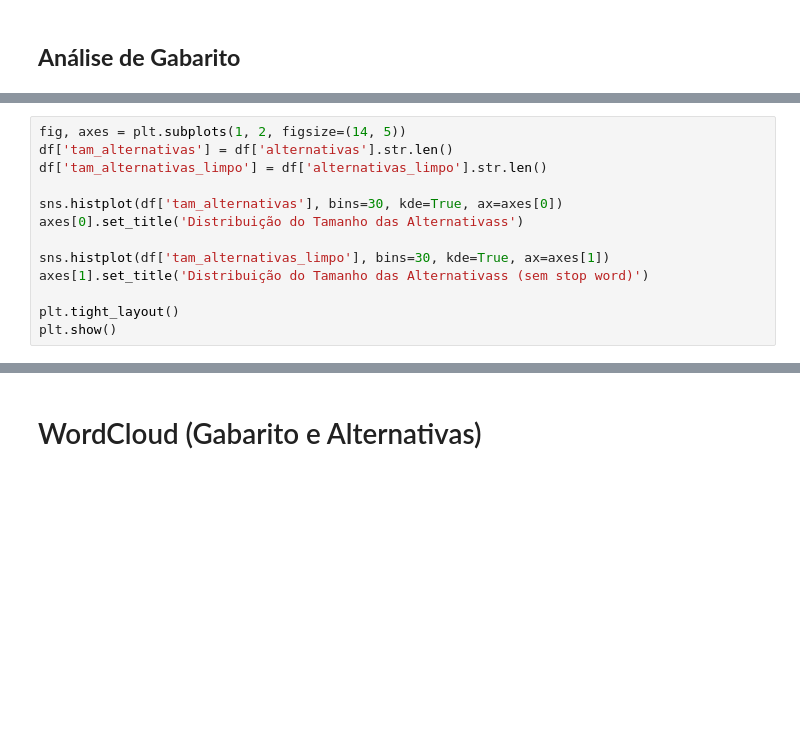
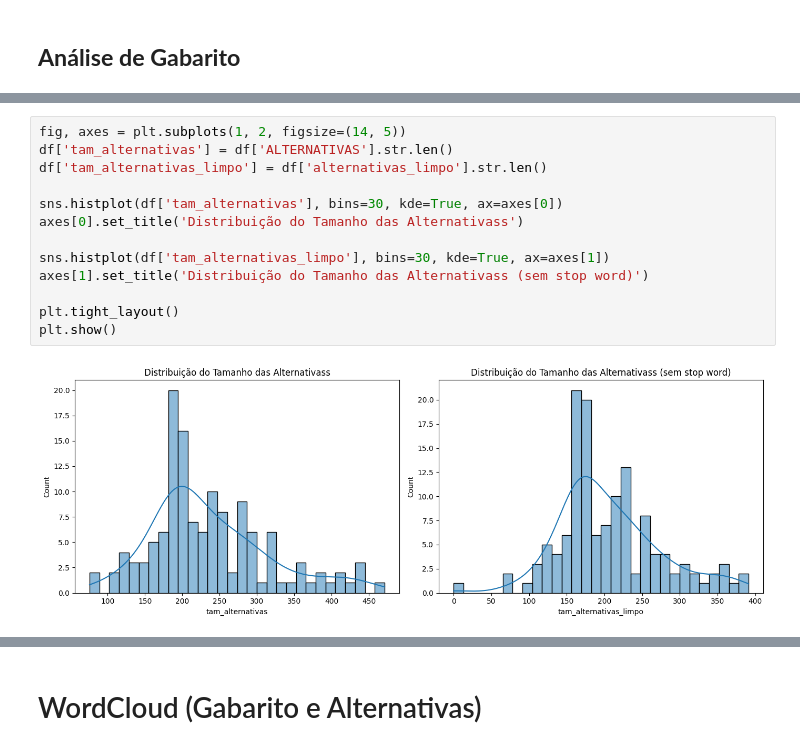
Before and after one commit to ciziks/enem-embbedings-social-questions, a Jupyter notebook: notebooks/5. Exploratory_Analysis.ipynb, the cells around one changed output, grey strips where cells are left out. Drawn from its saved outputs; the diff is of its cells as text; blank space fills up the shorter version.

```diff
--- a/notebooks/5. Exploratory_Analysis.ipynb
+++ b/notebooks/5. Exploratory_Analysis.ipynb
@@ -107,16 +205,18 @@ df['gabarito'].value_counts().plot(kind='bar', title='Distribuição de Alternat
 # %%
 fig, axes = plt.subplots(1, 2, figsize=(14, 5))
-df['tam_alternativas'] = df['alternativas'].str.len()
+df['tam_alternativas'] = df['ALTERNATIVAS'].str.len()
 df['tam_alternativas_limpo'] = df['alternativas_limpo'].str.len()
 
 sns.histplot(df['tam_alternativas'], bins=30, kde=True, ax=axes[0])
 axes[0].set_title('Distribuição do Tamanho das Alternativass')
 
 sns.histplot(df['tam_alternativas_limpo'], bins=30, kde=True, ax=axes[1])
 axes[1].set_title('Distribuição do Tamanho das Alternativass (sem stop word)')
 
 plt.tight_layout()
 plt.show()
+# %% [output]
+[figure, added]
 # %%
 fig, axes = plt.subplots(1, 2, figsize=(14, 5))
 sns.scatterplot(x='tam_alternativas', y='dificuldade', data=df, ax=axes[0])
```
Also changed, not shown: parts of 19 cells of this notebook.
